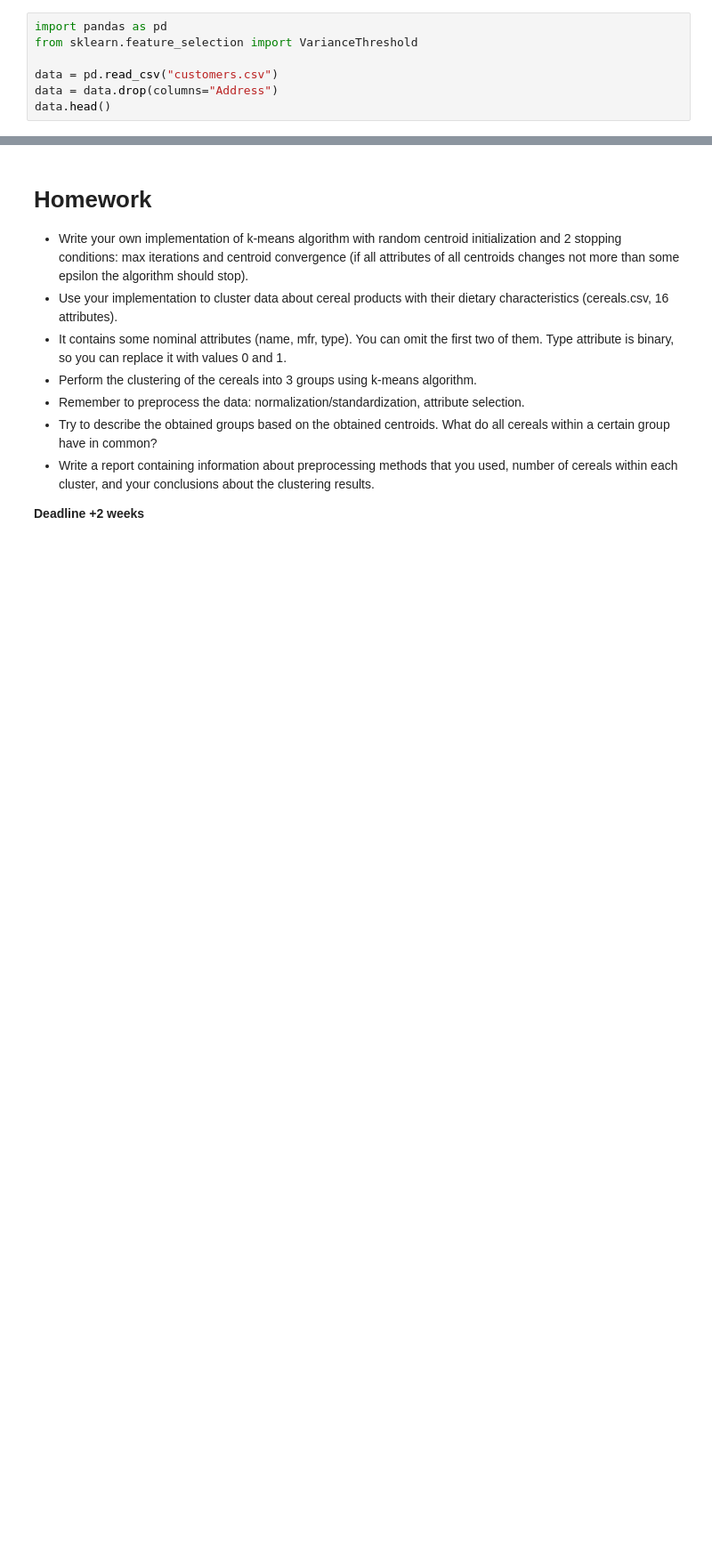
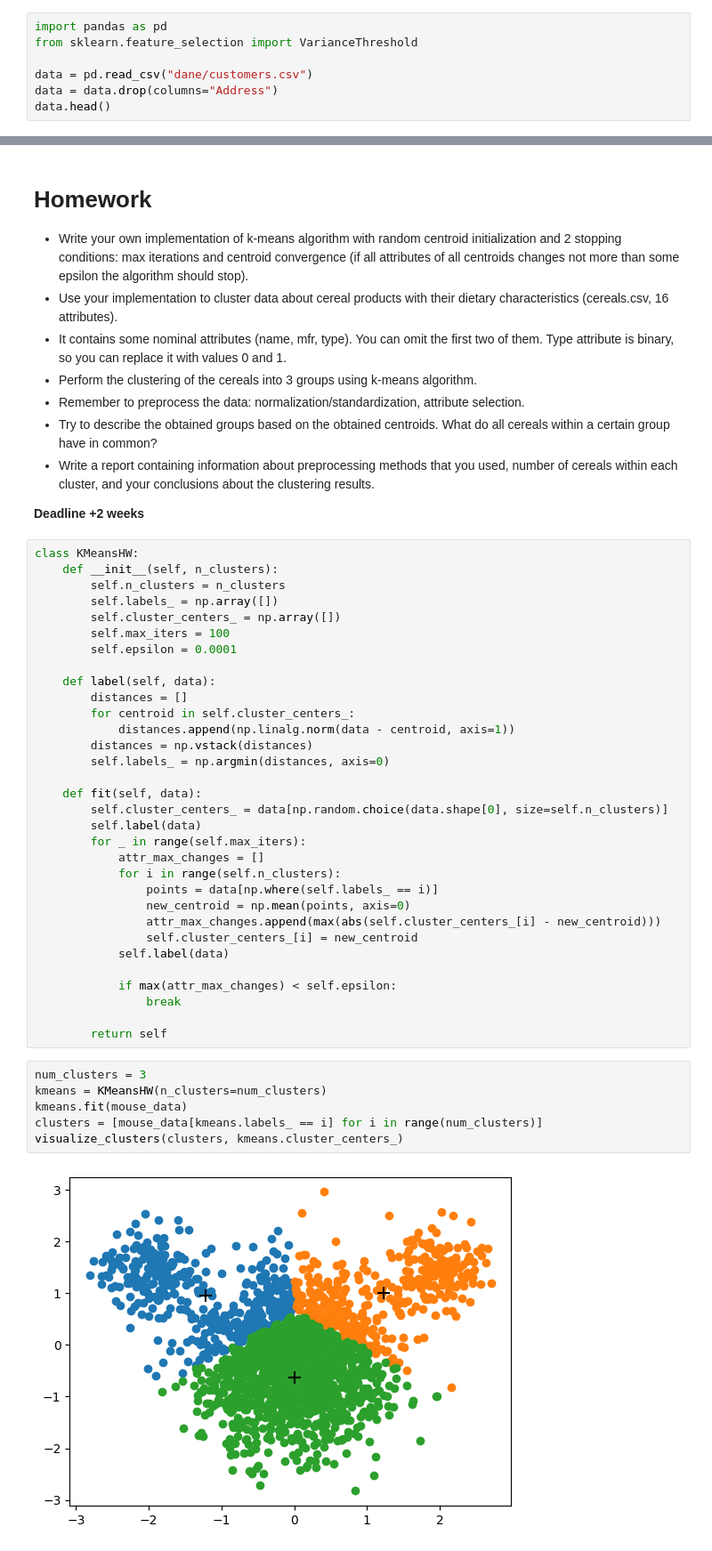
Before and after one commit to maciej-wieczorek/sem7, a Jupyter notebook: SNUM/lab5/k-means_exercises.ipynb, the cells around one changed output, grey strips where cells are left out. Shown: that part at 89% size. Drawn from its saved outputs; the diff is of its cells as text; blank space fills up the shorter version.

```diff
--- a/SNUM/lab5/k-means_exercises.ipynb
+++ b/SNUM/lab5/k-means_exercises.ipynb
@@ -157,6 +158,6 @@ You are given code which reads real-world dataset containing data about customer
 import pandas as pd
 from sklearn.feature_selection import VarianceThreshold
 
-data = pd.read_csv("customers.csv")
+data = pd.read_csv("dane/customers.csv")
 data = data.drop(columns="Address")
 data.head()
@@ -175,3 +202,43 @@ data.head()
 * Write a report containing information about preprocessing methods that you used, number of cereals within each cluster, and your conclusions about the clustering results.
 
 **Deadline +2 weeks**
+# %%
+class KMeansHW:
+    def __init__(self, n_clusters):
+        self.n_clusters = n_clusters
+        self.labels_ = np.array([])
+        self.cluster_centers_ = np.array([])
+        self.max_iters = 100
+        self.epsilon = 0.0001
+
+    def label(self, data):
+        distances = []
+        for centroid in self.cluster_centers_:
+            distances.append(np.linalg.norm(data - centroid, axis=1))
+        distances = np.vstack(distances)
+        self.labels_ = np.argmin(distances, axis=0)
+
+    def fit(self, data):
+        self.cluster_centers_ = data[np.random.choice(data.shape[0], size=self.n_clusters)]
+        self.label(data)
+        for _ in range(self.max_iters):
+            attr_max_changes = []
+            for i in range(self.n_clusters):
+                points = data[np.where(self.labels_ == i)]
+                new_centroid = np.mean(points, axis=0)
+                attr_max_changes.append(max(abs(self.cluster_centers_[i] - new_centroid)))
+                self.cluster_centers_[i] = new_centroid
+            self.label(data)
+
+            if max(attr_max_changes) < self.epsilon:
+                break
+
+        return self
+# %%
+num_clusters = 3
+kmeans = KMeansHW(n_clusters=num_clusters)
+kmeans.fit(mouse_data)
+clusters = [mouse_data[kmeans.labels_ == i] for i in range(num_clusters)]
+visualize_clusters(clusters, kmeans.cluster_centers_)
+# %% [output]
+[figure, added]
```
Also changed, not shown: parts of 10 cells of this notebook, 2 other files.
